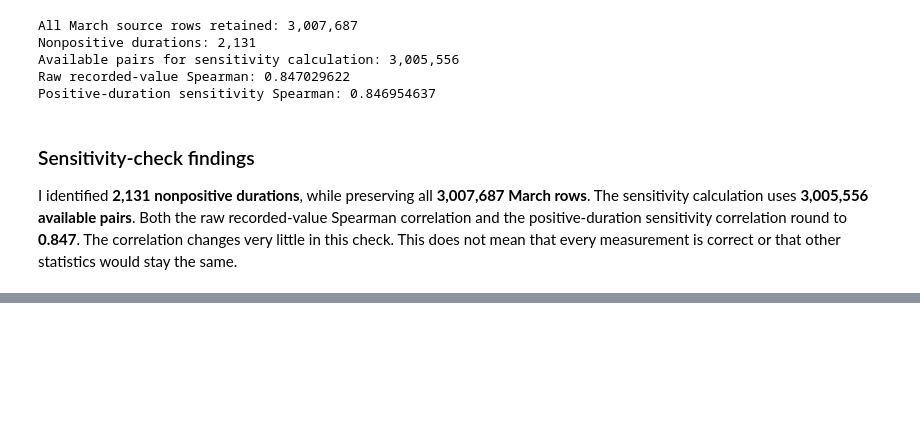
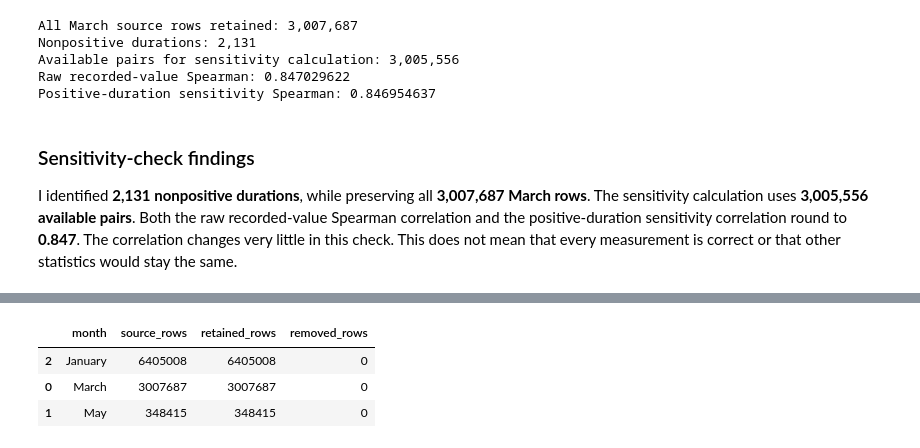
Before and after one commit to Negarkamvij/Project_1_Deep_Learning, a Jupyter notebook: Taxi_Project_1.ipynb, the cells around one changed output, grey strips where cells are left out. Drawn from its saved outputs; the diff is of its cells as text; code cells hidden in the pictures; blank space fills up the shorter version.

```diff
--- a/Taxi_Project_1.ipynb
+++ b/Taxi_Project_1.ipynb
@@ -536,0 +593,31 @@ I identified **2,131 nonpositive durations**, while preserving all **3,007,687 M
+# %%
+import apache_beam as beam
+import tempfile
+import json
+from graphviz import Digraph
+
+audit_records = [{"month": month, "source_rows": source_counts[month], "retained_rows": len(frame)}
+                 for month, frame in records.items()]
+with tempfile.TemporaryDirectory() as audit_directory:
+    audit_prefix = str(Path(audit_directory) / "retention")
+    with beam.Pipeline() as pipeline:
+        (pipeline
+         | "Read monthly audit counts" >> beam.Create(audit_records)
+         | "Calculate removed rows" >> beam.Map(lambda item: dict(item, removed_rows=item["source_rows"] - item["retained_rows"]))
+         | "Encode audit records" >> beam.Map(json.dumps)
+         | "Write audit results" >> beam.io.WriteToText(audit_prefix, shard_name_template=""))
+    beam_audit = pd.DataFrame([json.loads(line) for line in Path(audit_prefix).read_text().splitlines()])
+assert beam_audit["removed_rows"].eq(0).all()
+display(beam_audit.sort_values("month"))
+
+workflow = Digraph("taxi_analysis")
+workflow.attr(rankdir="LR")
+workflow.node("source", "Original monthly files")
+workflow.node("flags", "Keep rows and add quality flags")
+workflow.node("eda", "EDA and month comparisons")
+workflow.node("tfdv", "TFDV statistics and validation")
+workflow.node("numeric", "Separate numeric input copies")
+workflow.node("sensitivity", "Separate measurement sensitivity check")
+workflow.edges([("source","flags"),("flags","eda"),("flags","tfdv"),("flags","numeric"),("flags","sensitivity")])
+display(workflow)
+# %% [output]
@@ -536,0 +625,4 @@ I identified **2,131 nonpositive durations**, while preserving all **3,007,687 M
+|  | month | source_rows | retained_rows | removed_rows |
+| 2 | January | 6405008 | 6405008 | 0 |
+| 0 | March | 3007687 | 3007687 | 0 |
+| 1 | May | 348415 | 348415 | 0 |
```
Also changed, not shown: parts of 10 cells of this notebook, 1 other file.
